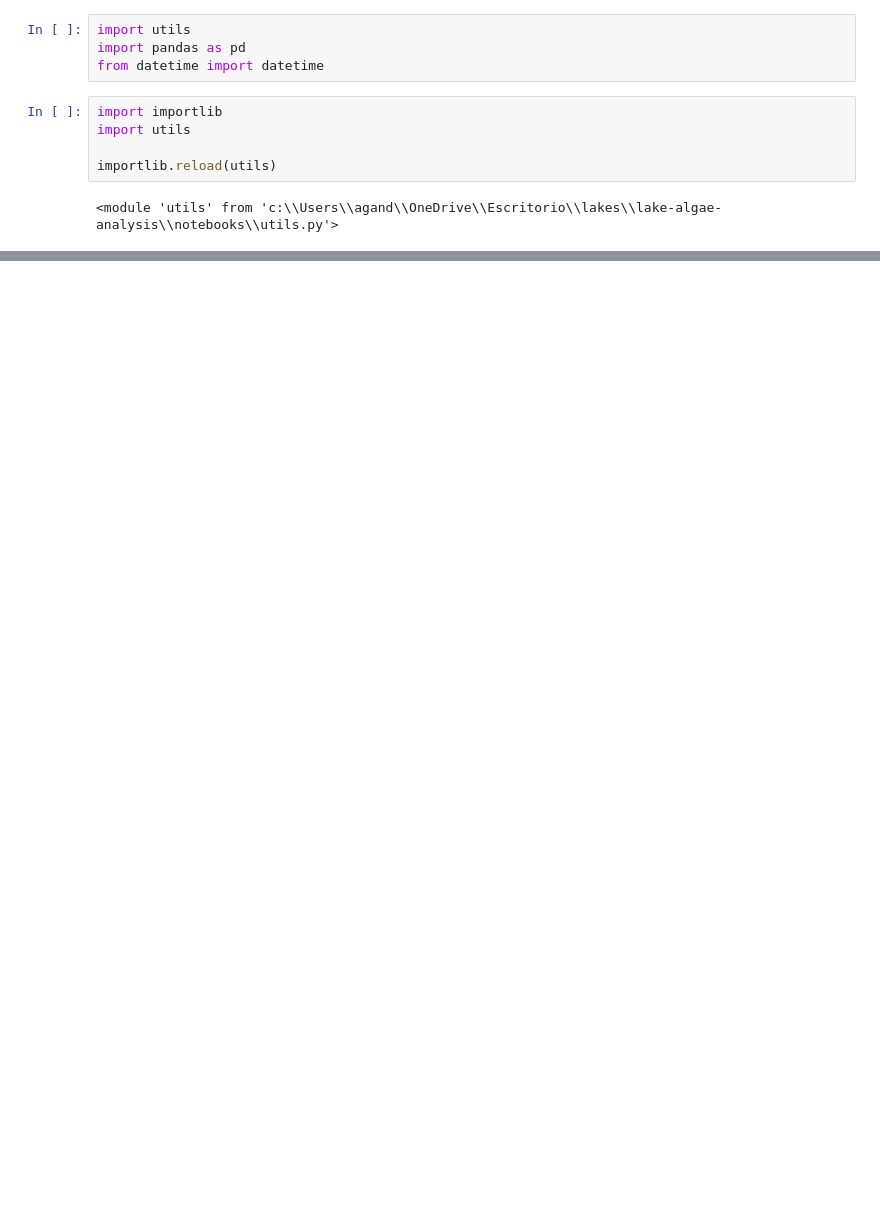
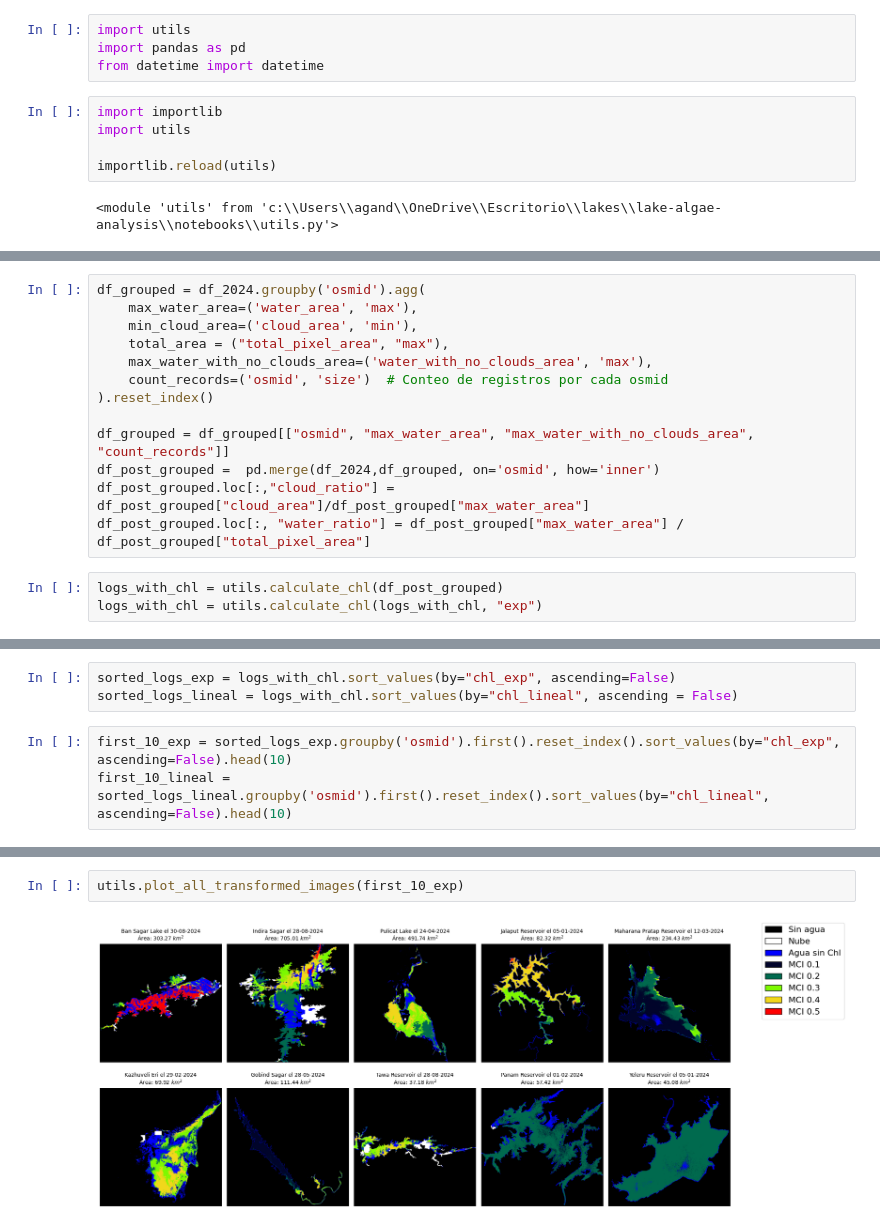
Before and after one commit to Davidmates1/lake_analytics, a Jupyter notebook: notebooks/clasification.ipynb, the cells around one changed output, grey strips where cells are left out. Cells and saved outputs as stored; diff of their text form; blank space fills up the shorter version.

```diff
--- a/notebooks/clasification.ipynb
+++ b/notebooks/clasification.ipynb
@@ -278,0 +19,16 @@ Counter({(0, 0, 0): 62049,
+# %%
+df_grouped = df_2024.groupby('osmid').agg(
+    max_water_area=('water_area', 'max'),
+    min_cloud_area=('cloud_area', 'min'),
+    total_area = ("total_pixel_area", "max"),
+    max_water_with_no_clouds_area=('water_with_no_clouds_area', 'max'),
+    count_records=('osmid', 'size')  # Conteo de registros por cada osmid
+).reset_index()
+
+df_grouped = df_grouped[["osmid", "max_water_area", "max_water_with_no_clouds_area", "count_records"]]
+df_post_grouped =  pd.merge(df_2024,df_grouped, on='osmid', how='inner')
+df_post_grouped.loc[:,"cloud_ratio"] = df_post_grouped["cloud_area"]/df_post_grouped["max_water_area"]
+df_post_grouped.loc[:, "water_ratio"] = df_post_grouped["max_water_area"] / df_post_grouped["total_pixel_area"]
+# %%
+logs_with_chl = utils.calculate_chl(df_post_grouped)
+logs_with_chl = utils.calculate_chl(logs_with_chl, "exp")
@@ -278,0 +38,6 @@ Counter({(0, 0, 0): 62049,
+# %%
+sorted_logs_exp = logs_with_chl.sort_values(by="chl_exp", ascending=False)
+sorted_logs_lineal = logs_with_chl.sort_values(by="chl_lineal", ascending = False)
+# %%
+first_10_exp = sorted_logs_exp.groupby('osmid').first().reset_index().sort_values(by="chl_exp", ascending=False).head(10)
+first_10_lineal = sorted_logs_lineal.groupby('osmid').first().reset_index().sort_values(by="chl_lineal", ascending=False).head(10)
@@ -278,0 +59,4 @@ Counter({(0, 0, 0): 62049,
+# %%
+utils.plot_all_transformed_images(first_10_exp)
+# %% [output]
+[figure, added]
```
Also changed, not shown: parts of 44 cells of this notebook, 4 other files.
